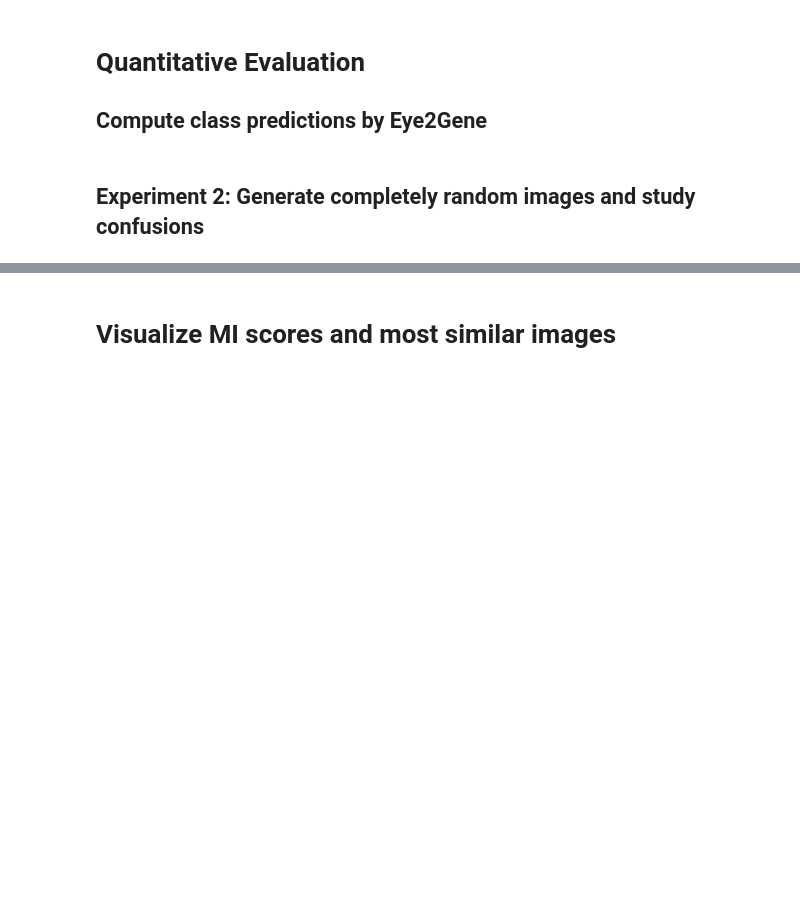
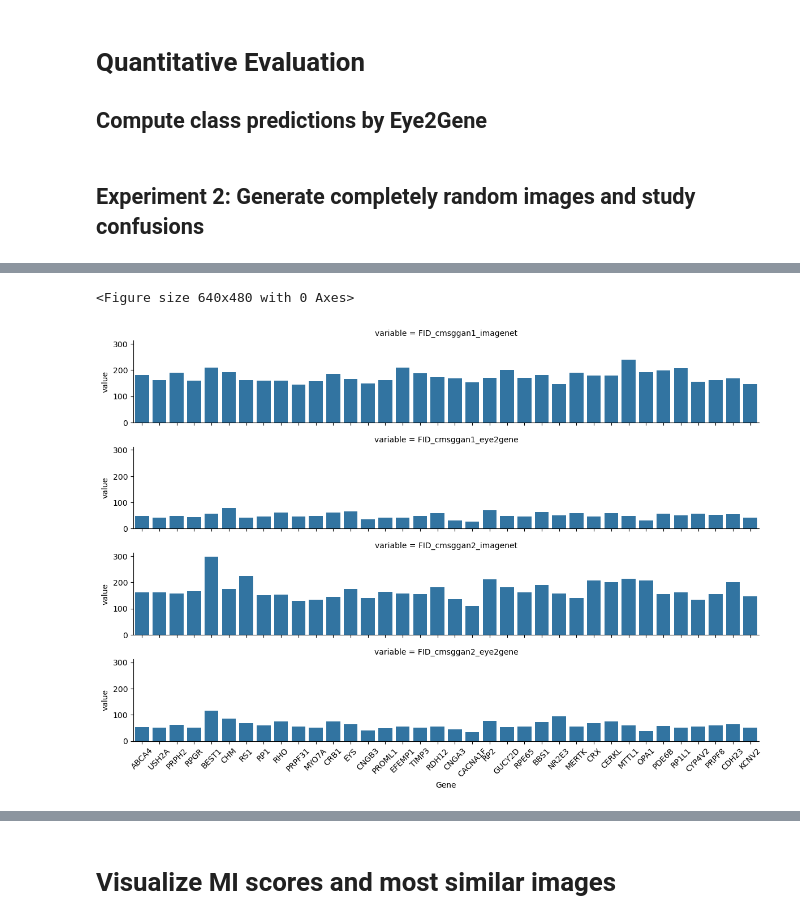
Before and after one commit to pontikos-lab/syntheye, a Jupyter notebook: results_compilation.ipynb, the cells around one changed output, grey strips where cells are left out. Cells and saved outputs as stored; diff of their text form; code cells hidden in the pictures; blank space fills up the shorter version.

```diff
--- a/results_compilation.ipynb
+++ b/results_compilation.ipynb
@@ -314,10 +349,10 @@ FID_cmsggan2_imagenet["log_FID"] = np.log(FID_cmsggan2_imagenet["0"])
 FID_cmsggan2_eye2gene["log_FID"] = np.log(FID_cmsggan2_eye2gene["0"])
 # %%
 dataframes = [FID_cmsggan1_imagenet['Unnamed: 0'],
-              FID_cmsggan1_imagenet["log_FID"],
-              FID_cmsggan1_eye2gene["log_FID"],
-              FID_cmsggan2_imagenet["log_FID"],
-              FID_cmsggan2_eye2gene["log_FID"]]
+              FID_cmsggan1_imagenet["0"],
+              FID_cmsggan1_eye2gene["0"],
+              FID_cmsggan2_imagenet["0"],
+              FID_cmsggan2_eye2gene["0"]]
 metrics = pd.concat(dataframes, axis=1, ignore_index=True)
 metrics.columns = ["Gene", "FID_cmsggan1_imagenet", "FID_cmsggan1_eye2gene", "FID_cmsggan2_imagenet", "FID_cmsggan2_eye2gene"]
 metrics = pd.melt(metrics, id_vars=["Gene"], value_vars=metrics.columns[1:])
@@ -325,10 +374,13 @@ metrics
 # %%
 plt.figure()
-g = sns.FacetGrid(metrics, row="variable", height=2, aspect=5)
+g = sns.FacetGrid(metrics, row="variable", height=2, aspect=6)
 g.map(sns.barplot, "Gene", "value", order=classes)
 plt.xticks(rotation=45)
 plt.show()
 plt.close()
+# %% [output]
+<Figure size 640x480 with 0 Axes>
+[figure, added]
 # %%
 plt.figure(figsize=(12, 10))
 
```
Also changed, not shown: parts of 12 cells of this notebook, 9 other files.
